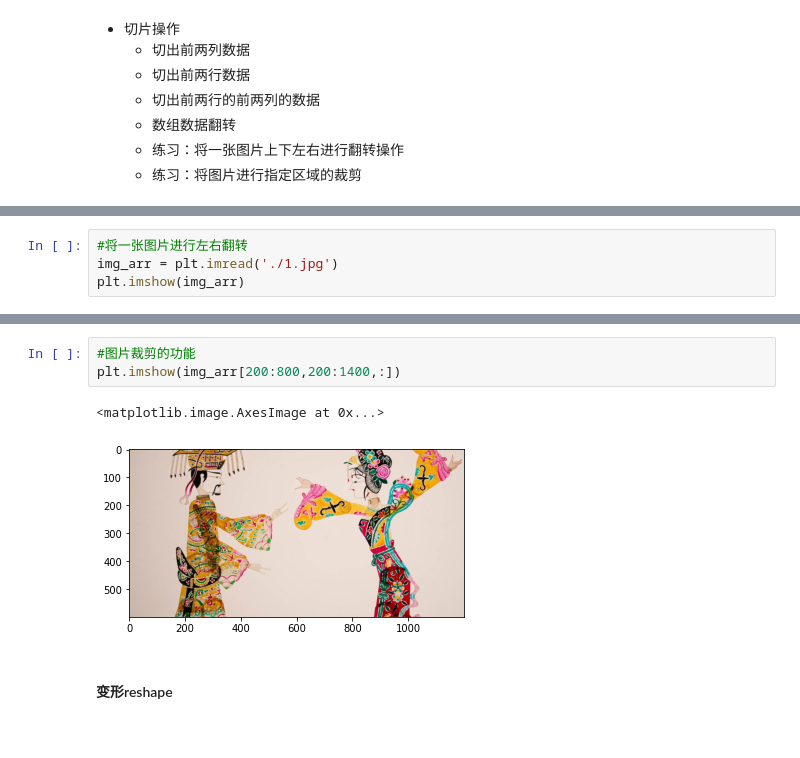
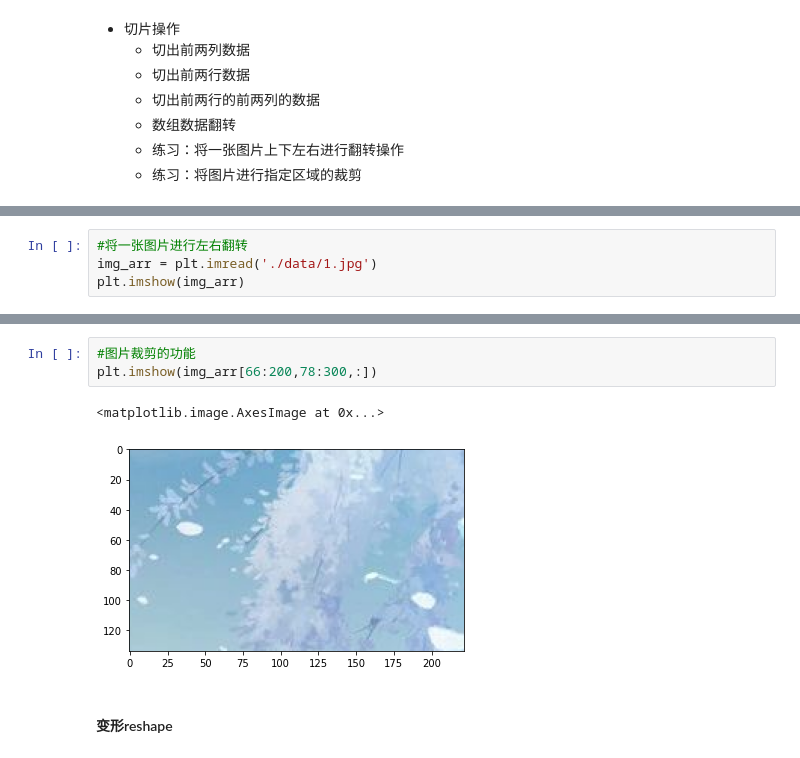
Before and after one commit to Sevenagn/VSCODE, a Jupyter notebook: PYTHON/Example/1.numpy.ipynb, the cells around one changed output, grey strips where cells are left out. Saved outputs shown, nothing was run; the diff lists cells and outputs as text.

```diff
--- a/PYTHON/Example/1.numpy.ipynb
+++ b/PYTHON/Example/1.numpy.ipynb
@@ -287,6 +291,6 @@ arr[::-1,::-1]
 # %%
 #将一张图片进行左右翻转
-img_arr = plt.imread('./1.jpg')
+img_arr = plt.imread('./data/1.jpg')
 plt.imshow(img_arr)
 # %% [output]
 <matplotlib.image.AxesImage at 0x...>
@@ -309,9 +313,9 @@ plt.imshow(img_arr[::-1,:,:])
 # %%
 #图片裁剪的功能
-plt.imshow(img_arr[200:800,200:1400,:])
+plt.imshow(img_arr[66:200,78:300,:])
 # %% [output]
 <matplotlib.image.AxesImage at 0x...>
-[figure, old version]
+[figure, new version]
 # %% [markdown]
 #### 变形reshape
 # %%
```
Also changed, not shown: parts of 51 cells of this notebook, 21 other files.
